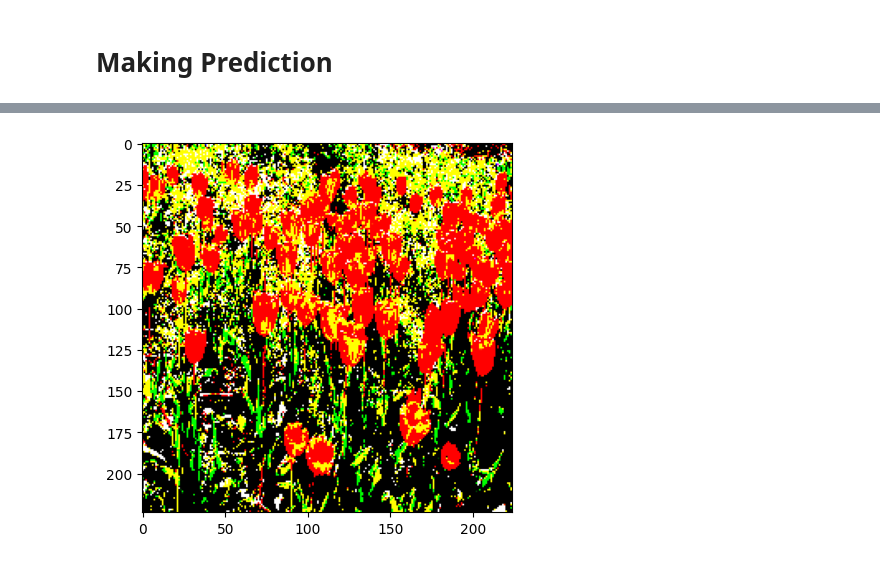
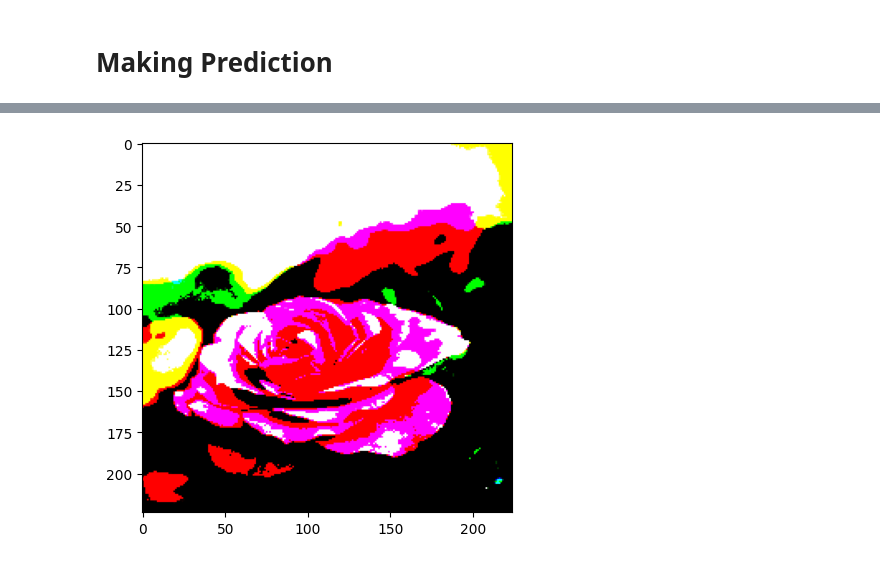
Before and after one commit to richaray/Image-Classification-with-CNN, a Jupyter notebook: FlowerImageClassificationCNNipynb.ipynb, the cells around one changed output, grey strips where cells are left out. Cells and saved outputs as stored; diff of their text form; code cells hidden in the pictures.

```diff
--- a/FlowerImageClassificationCNNipynb.ipynb
+++ b/FlowerImageClassificationCNNipynb.ipynb
@@ -276,7 +276,7 @@ def classify(image):
   result = model.predict(processed_img)
   return result
 # %%
-flower_name = classify("/content/flowerr.jpeg")
+flower_name = classify("/content/rose.jpg")
 flower_name_classes = np.argmax(flower_name, axis=1)
 if (flower_name_classes==0):
   print("rose")
@@ -293 +293 @@ WARNING:matplotlib.image:Clipping input data to the valid range for imshow with
-[figure, old version]
+[figure, new version]
```
Also changed, not shown: parts of 9 cells of this notebook.
